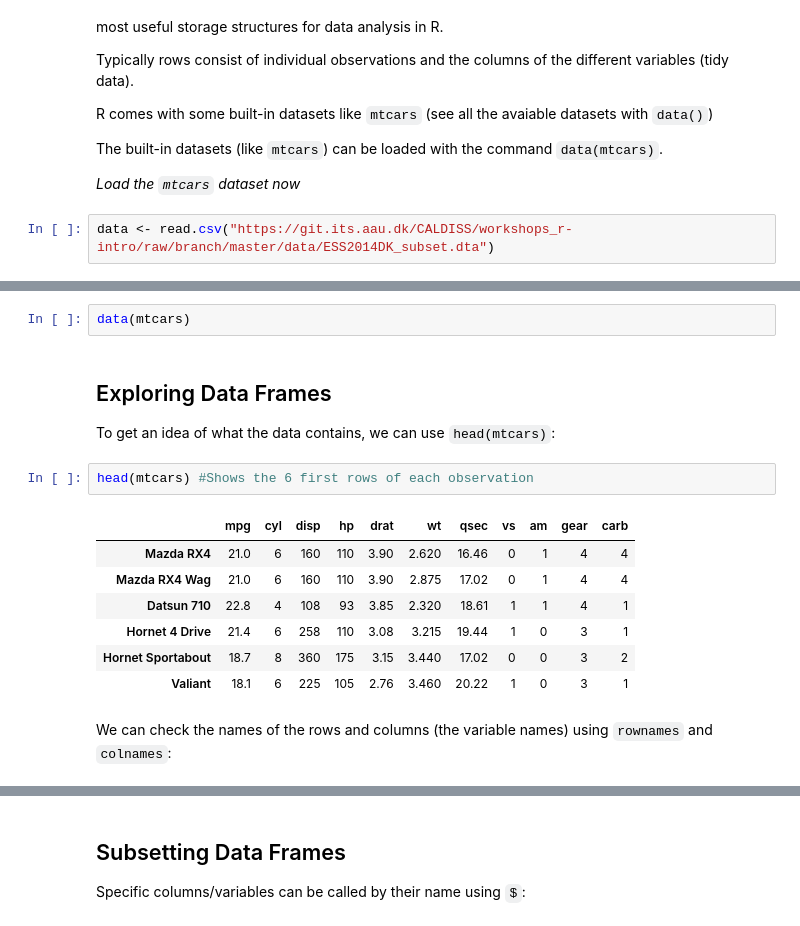
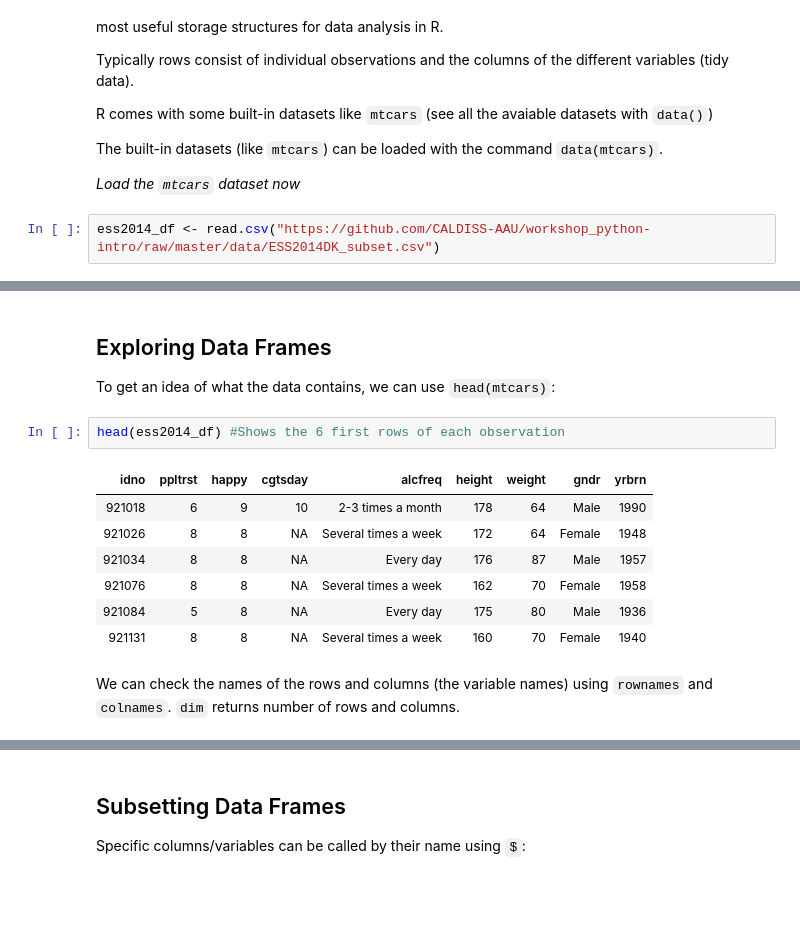
Before and after one commit to CALDISS-AAU/workshop_R-intro, a Jupyter notebook: notebooks/R-intro_F20.ipynb, the cells around one changed output, grey strips where cells are left out. Drawn from its saved outputs; the diff is of its cells as text; blank space fills up the shorter version.

```diff
--- a/notebooks/R-intro_F20.ipynb
+++ b/notebooks/R-intro_F20.ipynb
@@ -401,4 +401,4 @@ The built-in datasets (like `mtcars`) can be loaded with the command `data(mtcar
 
 *Load the `mtcars` dataset now*
 # %%
-data <- read.csv("https://git.its.aau.dk/CALDISS/workshops_r-intro/raw/branch/master/data/ESS2014DK_subset.dta")
+ess2014_df <- read.csv("https://github.com/CALDISS-AAU/workshop_python-intro/raw/master/data/ESS2014DK_subset.csv")
@@ -409,17 +405,15 @@ ERROR: Error in file(file, "rt"): kan ikke åbne forbindelsen
-# %%
-data(mtcars)
 # %% [markdown]
 ## Exploring Data Frames
 To get an idea of what the data contains, we can use `head(mtcars)`:
 # %%
-head(mtcars) #Shows the 6 first rows of each observation
+head(ess2014_df) #Shows the 6 first rows of each observation
 # %% [output]
-|  | mpg | cyl | disp | hp | drat | wt | qsec | vs | am | gear | carb |
-| Mazda RX4 | 21.0 | 6 | 160 | 110 | 3.90 | 2.620 | 16.46 | 0 | 1 | 4 | 4 |
-| Mazda RX4 Wag | 21.0 | 6 | 160 | 110 | 3.90 | 2.875 | 17.02 | 0 | 1 | 4 | 4 |
-| Datsun 710 | 22.8 | 4 | 108 | 93 | 3.85 | 2.320 | 18.61 | 1 | 1 | 4 | 1 |
-| Hornet 4 Drive | 21.4 | 6 | 258 | 110 | 3.08 | 3.215 | 19.44 | 1 | 0 | 3 | 1 |
-| Hornet Sportabout | 18.7 | 8 | 360 | 175 | 3.15 | 3.440 | 17.02 | 0 | 0 | 3 | 2 |
-| Valiant | 18.1 | 6 | 225 | 105 | 2.76 | 3.460 | 20.22 | 1 | 0 | 3 | 1 |
+| idno | ppltrst | happy | cgtsday | alcfreq | height | weight | gndr | yrbrn |
+| 921018 | 6 | 9 | 10 | 2-3 times a month | 178 | 64 | Male | 1990 |
+| 921026 | 8 | 8 | NA | Several times a week | 172 | 64 | Female | 1948 |
+| 921034 | 8 | 8 | NA | Every day | 176 | 87 | Male | 1957 |
+| 921076 | 8 | 8 | NA | Several times a week | 162 | 70 | Female | 1958 |
+| 921084 | 5 | 8 | NA | Every day | 175 | 80 | Male | 1936 |
+| 921131 | 8 | 8 | NA | Several times a week | 160 | 70 | Female | 1940 |
 # %% [markdown]
-We can check the names of the rows and columns (the variable names) using `rownames` and `colnames`:
+We can check the names of the rows and columns (the variable names) using `rownames` and `colnames`. `dim` returns number of rows and columns.
```
Also changed, not shown: parts of 37 cells of this notebook, 2 other files.
